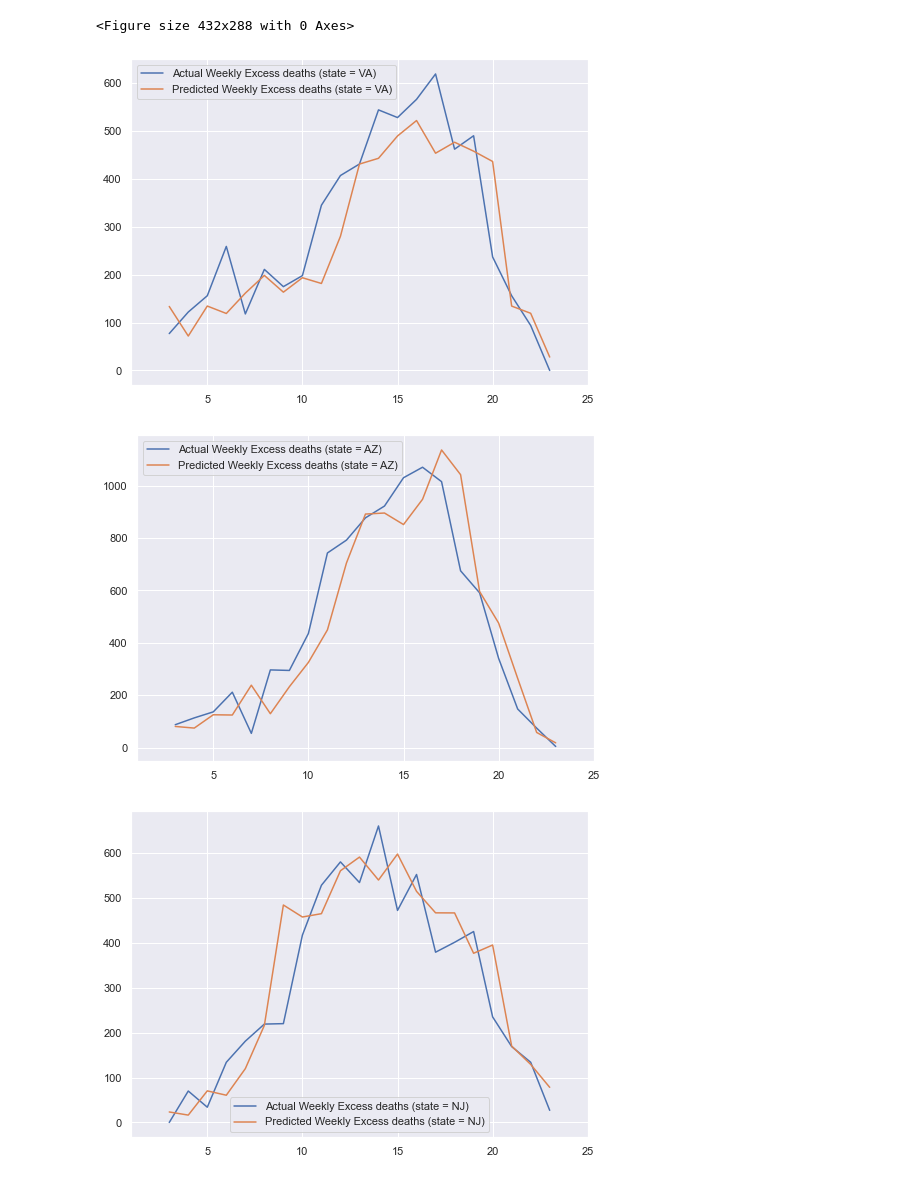
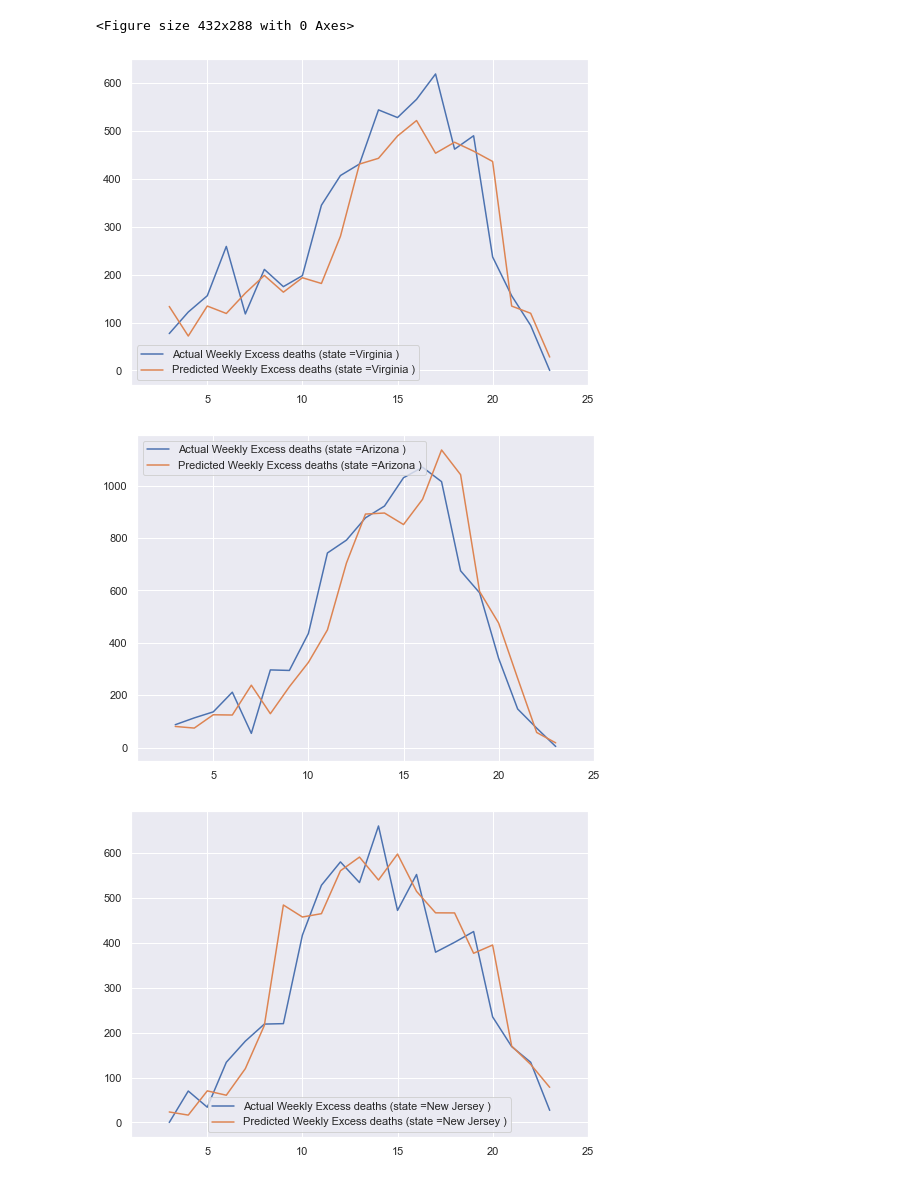
Before and after one commit to sakethsundar/covid-excess-mortality, a Jupyter notebook: excess_state_mortality_forecaster.ipynb, the cells around one changed output. Cells and saved outputs as stored; diff of their text form; code cells hidden in the pictures.

Commit message:
cleaned up graphs code

```diff
--- a/excess_state_mortality_forecaster.ipynb
+++ b/excess_state_mortality_forecaster.ipynb
@@ -463,90 +463,31 @@ drawGraphs(best_fit_scores, 'Pred_Actual')
 # %%
 import seaborn as sns
 sns.set()
 import matplotlib.pyplot as plt
 def drawGraphs(state, FIPS):
     sns.set()
     actual_deaths = excess_mortality_deaths[(excess_mortality_deaths['State'] == state) & (excess_mortality_deaths['week'] > 2)]
     actual_covid_deaths = weekly_covid_deaths_df[(weekly_covid_deaths_df['State'] == state) & (weekly_covid_deaths_df['week'] > 2) &  (weekly_covid_deaths_df['week'] <=23)]
 
     pred_deaths = predicted_df_all_days[predicted_df_all_days['FIPS'] == FIPS ]['Predicted_Weekly_Excess_Deaths']
     x = actual_deaths['week']
     y = actual_deaths['weekly_excess_deaths']
     z = pred_deaths
     w = actual_covid_deaths['weekly_deaths']
     fig = plt.figure(figsize=(18, 6))
     axs = fig.add_subplot(121)
     plt.xlim(1,25)
     axs.plot(x, y,label ='Actual Weekly Excess deaths (state =' + state +' )')
     axs.plot(x, z,label ='Predicted Weekly Excess deaths (state =' + state +' )')
     plt.legend()
     plt.show()
 
 
-drawGraphs(actual_deaths, pred)
-actual_deaths = excess_mortality_deaths[(excess_mortality_deaths['State'] == 'Arizona') & (excess_mortality_deaths['week'] > 2)]
-actual_covid_deaths = weekly_covid_deaths_df[(weekly_covid_deaths_df['State'] == 'Arizona') & (weekly_covid_deaths_df['week'] > 2) &  (weekly_covid_deaths_df['week'] <=23)]
-
-pred_deaths = predicted_df_all_days[predicted_df_all_days['FIPS'] == 4000 ]['Predicted_Weekly_Excess_Deaths']
-
-
-
-x = actual_deaths['week']
-y = actual_deaths['weekly_excess_deaths']
-z = pred_deaths
-w = actual_covid_deaths['weekly_deaths']
-fig = plt.figure(figsize=(18, 6))
-axs = fig.add_subplot(121)
-plt.xlim(1,25)
-axs.plot(x, y,label ='Actual Weekly Excess deaths (state = AZ)')
-axs.plot(x, z,label ='Predicted Weekly Excess deaths (state = AZ)')
-plt.legend()
-plt.show()
-
-
-actual_deaths = excess_mortality_deaths[(excess_mortality_deaths['State'] == 'New Jersey') & (excess_mortality_deaths['week'] > 2)]
-actual_covid_deaths = weekly_covid_deaths_df[(weekly_covid_deaths_df['State'] == 'New Jersey') & (weekly_covid_deaths_df['week'] > 2) &  (weekly_covid_deaths_df['week'] <=23)]
-
-pred_deaths = predicted_df_all_days[predicted_df_all_days['FIPS'] == 34000 ]['Predicted_Weekly_Excess_Deaths']
-
-
-
-x = actual_deaths['week']
-y = actual_deaths['weekly_excess_deaths']
-z = pred_deaths
-w = actual_covid_deaths['weekly_deaths']
-
-fig = plt.figure(figsize=(18, 6))
-
-axs = fig.add_subplot(121)
-plt.xlim(1,25)
-axs.plot(x, y,label ='Actual Weekly Excess deaths (state = NJ)')
-axs.plot(x, z,label ='Predicted Weekly Excess deaths (state = NJ)')
-plt.legend()
-plt.show()
-
-
-actual_deaths = excess_mortality_deaths[(excess_mortality_deaths['State'] == 'Texas') & (excess_mortality_deaths['week'] > 2)]
-actual_covid_deaths = weekly_covid_deaths_df[(weekly_covid_deaths_df['State'] == 'Texas') & (weekly_covid_deaths_df['week'] > 2) &  (weekly_covid_deaths_df['week'] <=23)]
-
-pred_deaths = predicted_df_all_days[predicted_df_all_days['FIPS'] == 48000 ]['Predicted_Weekly_Excess_Deaths']
-
-
-
-x = actual_deaths['week']
-y = actual_deaths['weekly_excess_deaths']
-z = pred_deaths
-w = actual_covid_deaths['weekly_deaths']
-
-fig = plt.figure(figsize=(18, 6))
-
-axs = fig.add_subplot(121)
-plt.xlim(1,25)
-axs.plot(x, y,label ='Actual Weekly Excess deaths (state = TX)')
-axs.plot(x, z,label ='Predicted Weekly Excess deaths (state = TX)')
-plt.legend()
-plt.show()
+drawGraphs('Virginia', 51000)
+drawGraphs('Arizona', 4000)
+drawGraphs('New Jersey', 34000)
+drawGraphs('Texas', 48000)
 # %% [output]
-[figure, old version]
+[figure, new version]
-[figure, old version]
+[figure, new version]
-[figure, old version]
+[figure, new version]
```
Also changed, not shown: parts of 1 cell of this notebook.
